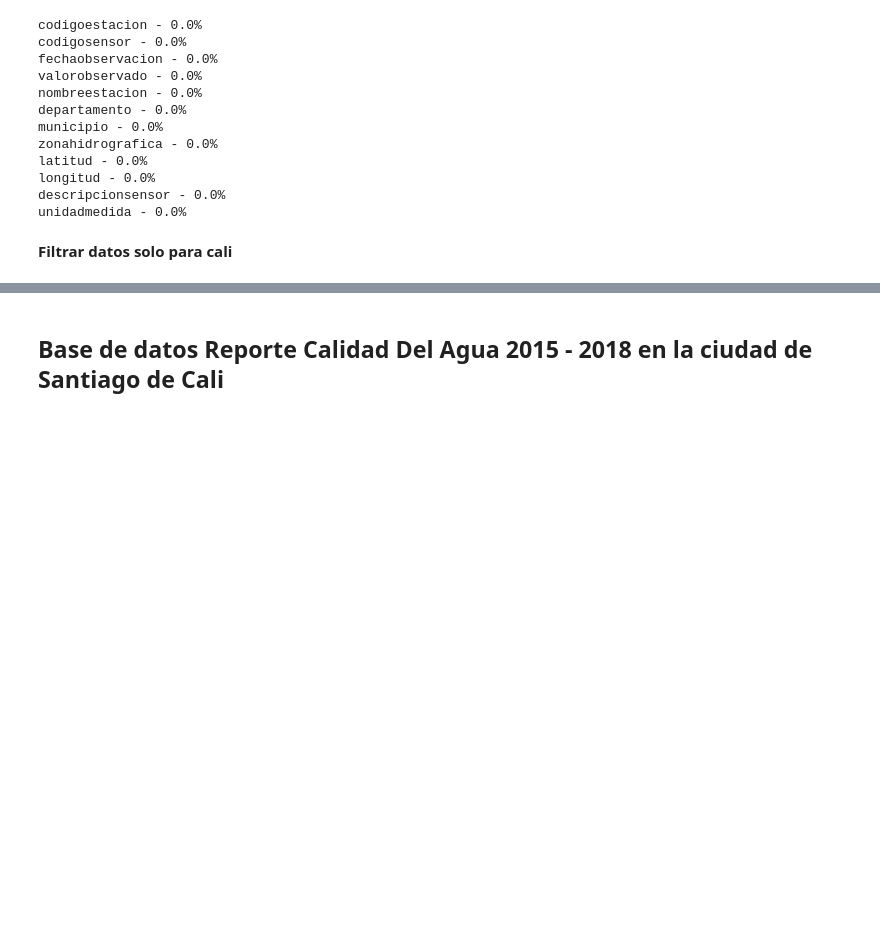
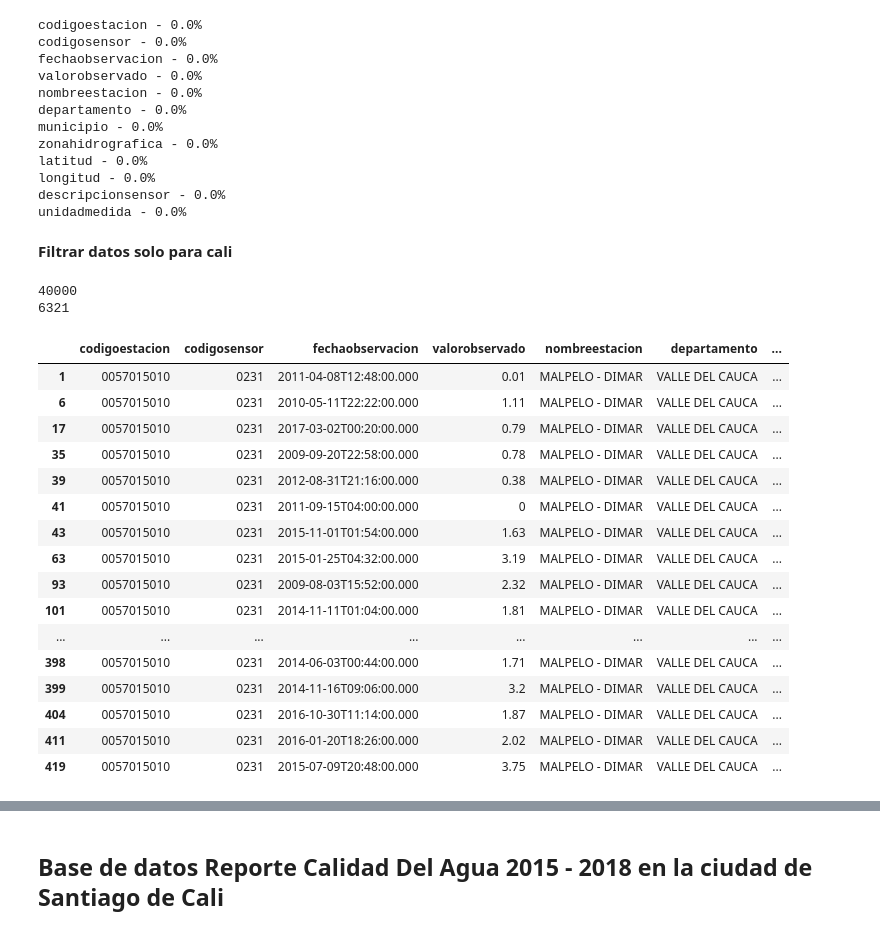
Before and after one commit to waltermayor/rescityUAO, a Jupyter notebook: PreprocesamientoDeDatos.ipynb, the cells around one changed output, grey strips where cells are left out. Saved outputs shown, nothing was run; the diff lists cells and outputs as text; code cells hidden in the pictures; blank space fills up the shorter version.

```diff
--- a/PreprocesamientoDeDatos.ipynb
+++ b/PreprocesamientoDeDatos.ipynb
@@ -581,10 +576,8 @@ print(dataInundCali)
 # %% [markdown]
 ## Base de datos Nivel Maximo del rio
 # %%
-
-
 client = Socrata("www.datos.gov.co", None)
-results = client.get("vfth-yucv", limit=1000)
+results = client.get("vfth-yucv", limit=40000) #10,022,384
 dataAll = pd.DataFrame.from_records(results)
 # %% [output]
 WARNING:root:Requests made without an app_token will be subject to strict throttling limits.
@@ -616,4 +602,30 @@ descripcionsensor - 0.0%
 unidadmedida - 0.0%
 # %% [markdown]
 **Filtrar datos solo para cali**
+# %%
+print(len(dataAll))
+#filtrar datos solo para cali
+dataInundValle=dataAll[dataAll['departamento']=="VALLE DEL CAUCA"]
+print(len(dataInundValle))
+dataInundValle.head(50)
+# %% [output]
+40000
+6321
+|  | codigoestacion | codigosensor | fechaobservacion | valorobservado | nombreestacion | departamento | ... |
+| 1 | 0057015010 | 0231 | 2011-04-08T12:48:00.000 | 0.01 | MALPELO - DIMAR | VALLE DEL CAUCA | ... |
+| 6 | 0057015010 | 0231 | 2010-05-11T22:22:00.000 | 1.11 | MALPELO - DIMAR | VALLE DEL CAUCA | ... |
+| 17 | 0057015010 | 0231 | 2017-03-02T00:20:00.000 | 0.79 | MALPELO - DIMAR | VALLE DEL CAUCA | ... |
+| 35 | 0057015010 | 0231 | 2009-09-20T22:58:00.000 | 0.78 | MALPELO - DIMAR | VALLE DEL CAUCA | ... |
+| 39 | 0057015010 | 0231 | 2012-08-31T21:16:00.000 | 0.38 | MALPELO - DIMAR | VALLE DEL CAUCA | ... |
+| 41 | 0057015010 | 0231 | 2011-09-15T04:00:00.000 | 0 | MALPELO - DIMAR | VALLE DEL CAUCA | ... |
+| 43 | 0057015010 | 0231 | 2015-11-01T01:54:00.000 | 1.63 | MALPELO - DIMAR | VALLE DEL CAUCA | ... |
+| 63 | 0057015010 | 0231 | 2015-01-25T04:32:00.000 | 3.19 | MALPELO - DIMAR | VALLE DEL CAUCA | ... |
+| 93 | 0057015010 | 0231 | 2009-08-03T15:52:00.000 | 2.32 | MALPELO - DIMAR | VALLE DEL CAUCA | ... |
+| 101 | 0057015010 | 0231 | 2014-11-11T01:04:00.000 | 1.81 | MALPELO - DIMAR | VALLE DEL CAUCA | ... |
+| ... | ... | ... | ... | ... | ... | ... | ... |
+| 398 | 0057015010 | 0231 | 2014-06-03T00:44:00.000 | 1.71 | MALPELO - DIMAR | VALLE DEL CAUCA | ... |
+| 399 | 0057015010 | 0231 | 2014-11-16T09:06:00.000 | 3.2 | MALPELO - DIMAR | VALLE DEL CAUCA | ... |
+| 404 | 0057015010 | 0231 | 2016-10-30T11:14:00.000 | 1.87 | MALPELO - DIMAR | VALLE DEL CAUCA | ... |
+| 411 | 0057015010 | 0231 | 2016-01-20T18:26:00.000 | 2.02 | MALPELO - DIMAR | VALLE DEL CAUCA | ... |
+| 419 | 0057015010 | 0231 | 2015-07-09T20:48:00.000 | 3.75 | MALPELO - DIMAR | VALLE DEL CAUCA | ... |
 # %%
```
Also changed, not shown: parts of 13 cells of this notebook.
